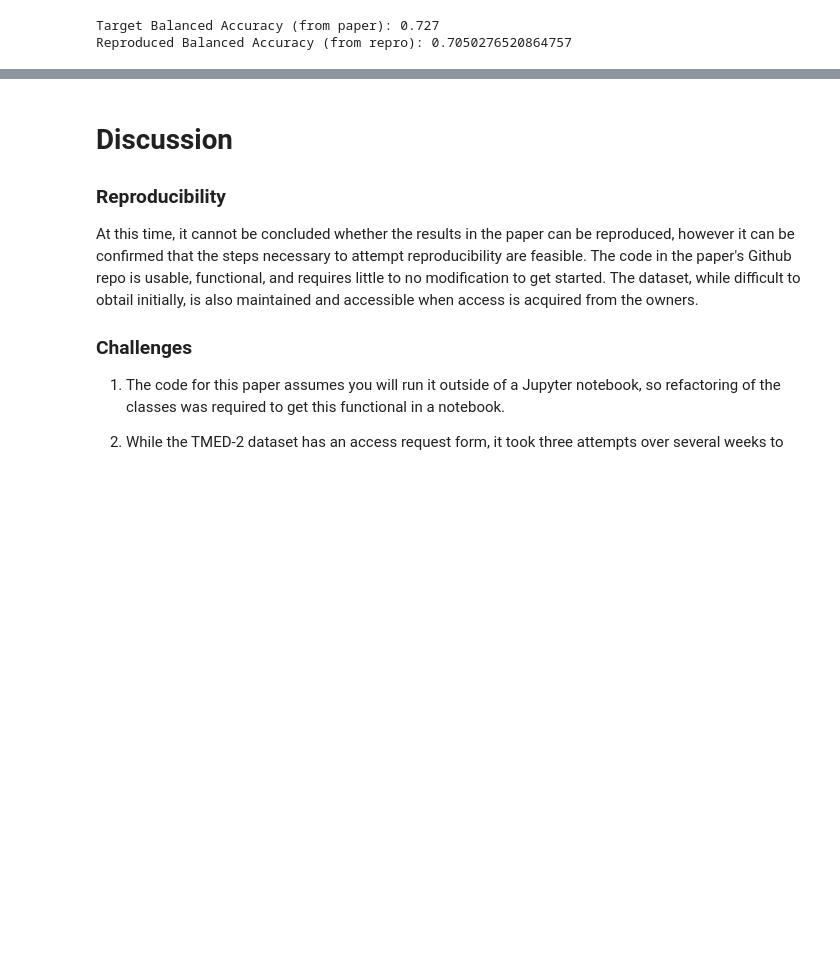
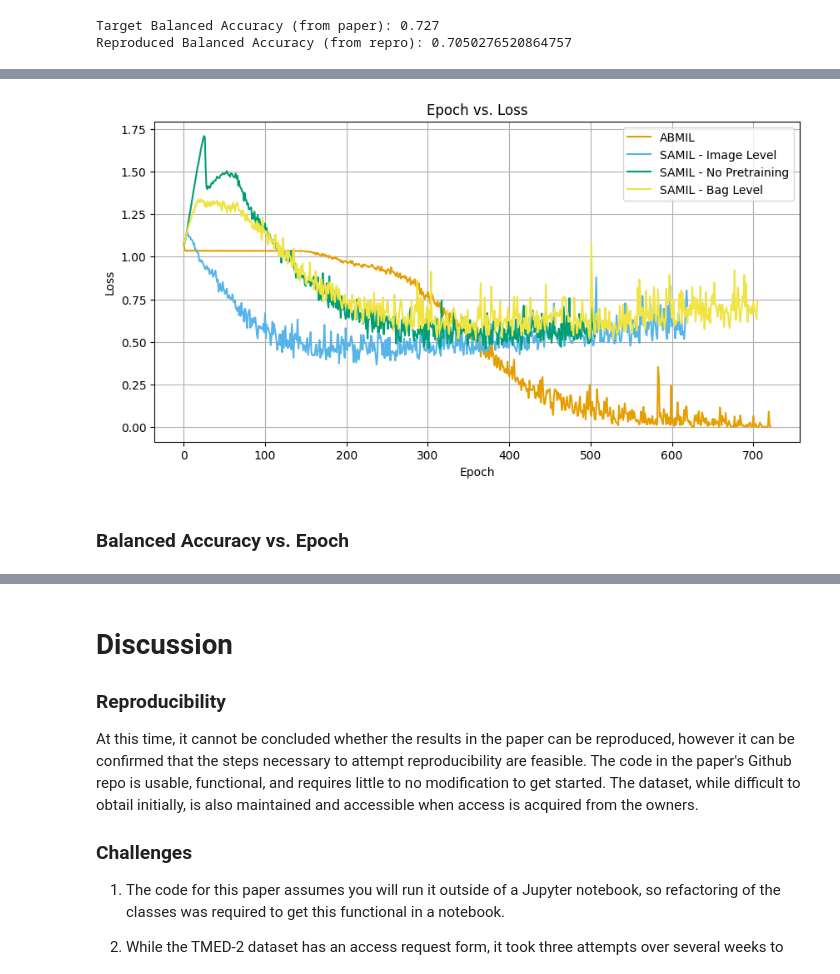
Before and after one commit to benpcorn/DLH598-Team144, a Jupyter notebook: DL4H_Team_144_BCORN2.ipynb, the cells around one changed output, grey strips where cells are left out. Cells and saved outputs as stored; diff of their text form; code cells hidden in the pictures; blank space fills up the shorter version.

```diff
--- a/DL4H_Team_144_BCORN2.ipynb
+++ b/DL4H_Team_144_BCORN2.ipynb
@@ -2196,0 +2250,27 @@ The following results were reproduced for each model/abalation. The "Paper Balan
+# %%
+import pandas as pd
+import numpy as np
+import matplotlib.pyplot as plt
+
+# Plot Mean Loss vs Epoch
+
+csv_files = ['train_loss_df_ABMIL.csv', 'train_loss_df_ImageLevel.csv', 'train_loss_df_NoPretrain.csv', 'train_loss_df_StudyLevel.csv']
+colors = ['#E69F00', '#56B4E9', '#009E73', '#F0E442']
+labels = ['ABMIL', 'SAMIL - Image Level', 'SAMIL - No Pretraining', 'SAMIL - Bag Level']
+
+plt.figure(figsize=(10, 5))
+
+for file, color, label in zip(csv_files, colors, labels):
+    data = pd.read_csv(file)
+    plt.plot(data['epoch'], data['loss'], color=color, label=label, markevery=10)
+
+plt.title('Epoch vs. Loss')
+plt.xlabel('Epoch')
+plt.ylabel('Loss')
+plt.legend()
+plt.grid(True)
+plt.show()
+# %% [output]
+[figure, added]
+# %% [markdown]
+### Balanced Accuracy vs. Epoch
```
Also changed, not shown: parts of 14 cells of this notebook.
